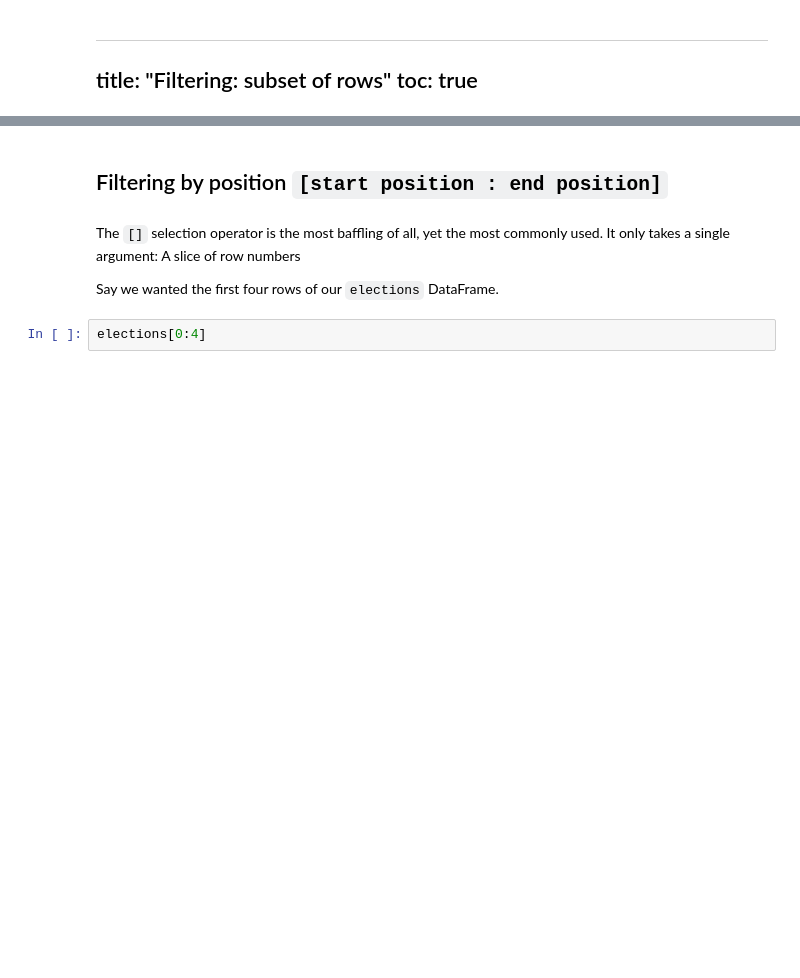
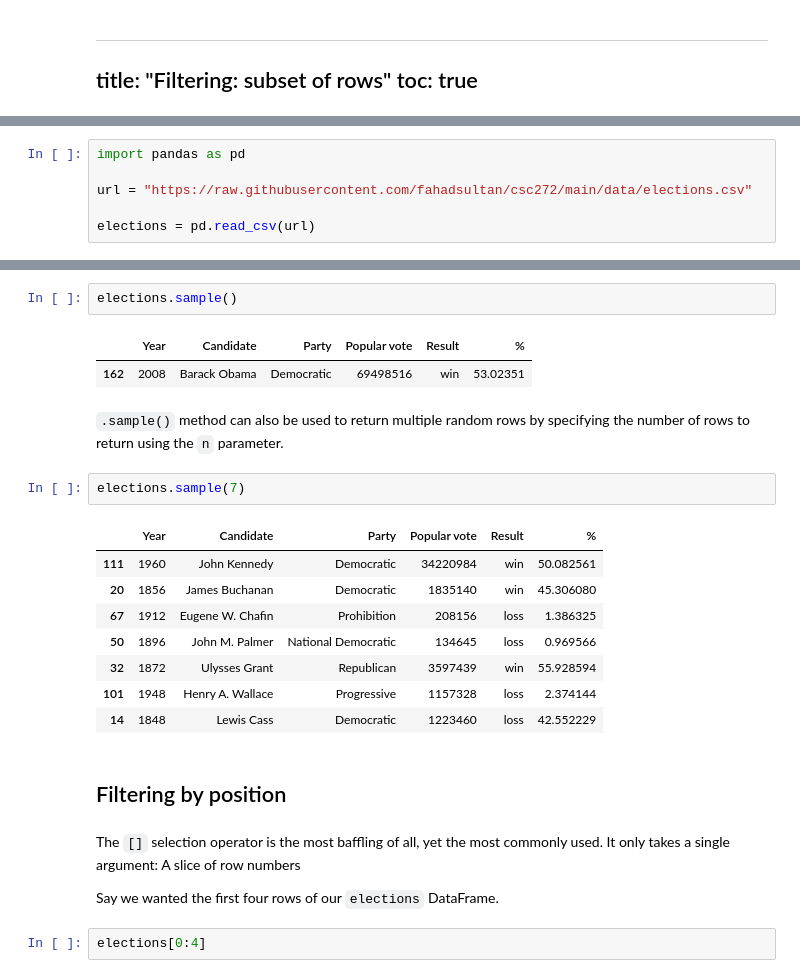
Before and after one commit to fahadsultan/csc272, a Jupyter notebook: pandas/filtering.ipynb, the cells around one changed output, grey strips where cells are left out. Cells and saved outputs as stored; diff of their text form; blank space fills up the shorter version.

```diff
--- a/pandas/filtering.ipynb
+++ b/pandas/filtering.ipynb
@@ -12,3 +12,9 @@ We can filter rows based on a <b><u>boolean condition</u></b>, similar to condit
 <center><img src="https://pandas.pydata.org/docs/_images/03_subset_rows.svg" width="85%" style="filter:invert(1)"></center>
 
 For example, to filter rows of candidates who ran for elections since 2010, we can use the following code:
+# %%
+import pandas as pd
+
+url = "https://raw.githubusercontent.com/fahadsultan/csc272/main/data/elections.csv"
+
+elections = pd.read_csv(url)
@@ -15,5 +51,23 @@ For example, to filter rows of candidates who ran for elections since 2010, we c
+# %%
+elections.sample()
+# %% [output]
+|  | Year | Candidate | Party | Popular vote | Result | % |
+| 162 | 2008 | Barack Obama | Democratic | 69498516 | win | 53.02351 |
+# %% [markdown]
+`.sample()` method can also be used to return multiple random rows by specifying the number of rows to return using the `n` parameter.
+# %%
+elections.sample(7)
+# %% [output]
+|  | Year | Candidate | Party | Popular vote | Result | % |
+| 111 | 1960 | John Kennedy | Democratic | 34220984 | win | 50.082561 |
+| 20 | 1856 | James Buchanan | Democratic | 1835140 | win | 45.306080 |
+| 67 | 1912 | Eugene W. Chafin | Prohibition | 208156 | loss | 1.386325 |
+| 50 | 1896 | John M. Palmer | National Democratic | 134645 | loss | 0.969566 |
+| 32 | 1872 | Ulysses Grant | Republican | 3597439 | win | 55.928594 |
+| 101 | 1948 | Henry A. Wallace | Progressive | 1157328 | loss | 2.374144 |
+| 14 | 1848 | Lewis Cass | Democratic | 1223460 | loss | 42.552229 |
 # %% [markdown]
-## Filtering by position `[start position : end position]`
+## Filtering by position
 # %% [markdown]
 
 
```
Also changed, not shown: parts of 15 cells of this notebook, 50 other files.
